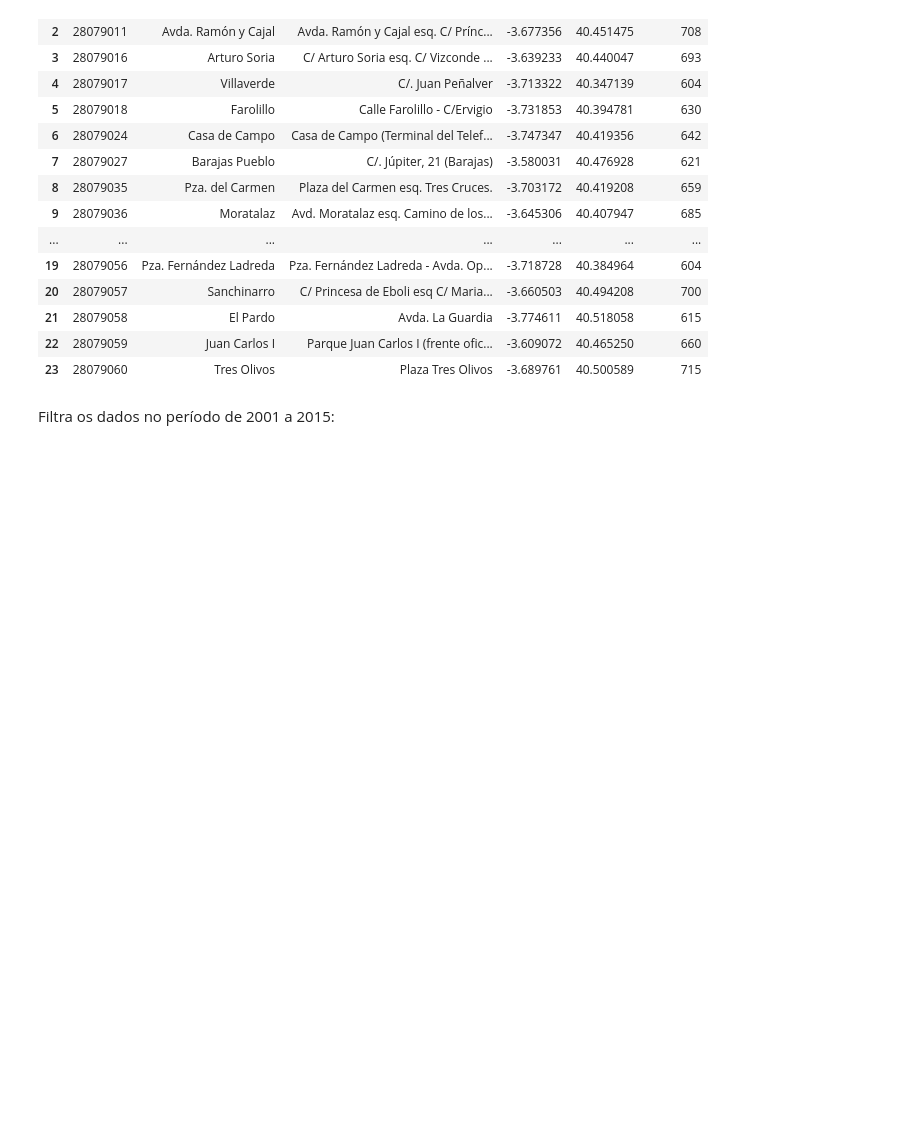
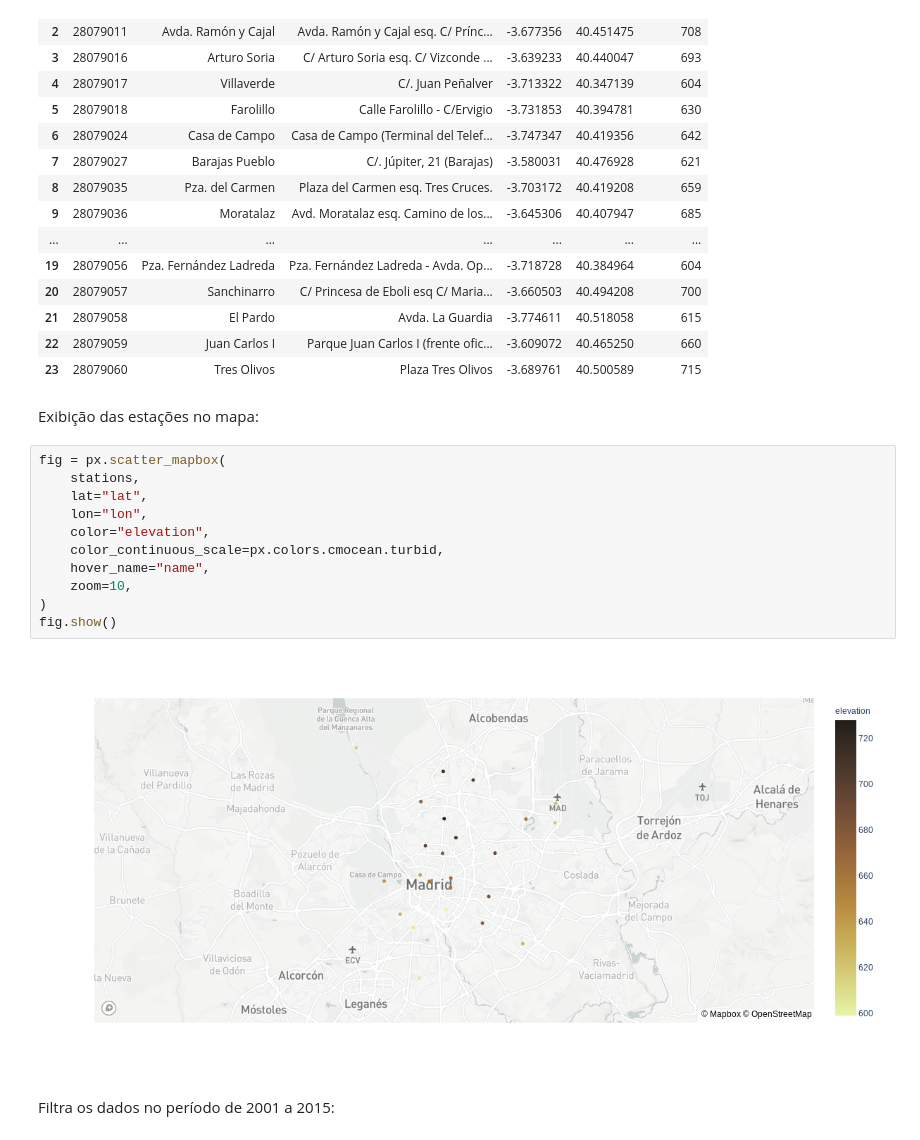
Before and after one commit to patricksferraz/aqw-madrid-data-analysis, a Jupyter notebook: analytics.ipynb, the cells around one changed output. Saved outputs shown, nothing was run; the diff lists cells and outputs as text; blank space fills up the shorter version.

Commit message:
feat(analysis): adds stations map

```diff
--- a/analytics.ipynb
+++ b/analytics.ipynb
@@ -401,6 +401,21 @@ stations
 | 21 | 28079058 | El Pardo | Avda. La Guardia | -3.774611 | 40.518058 | 615 |
 | 22 | 28079059 | Juan Carlos I | Parque Juan Carlos I (frente ofic... | -3.609072 | 40.465250 | 660 |
 | 23 | 28079060 | Tres Olivos | Plaza Tres Olivos | -3.689761 | 40.500589 | 715 |
+# %% [markdown]
+Exibição das estações no mapa:
+# %%
+fig = px.scatter_mapbox(
+    stations,
+    lat="lat",
+    lon="lon",
+    color="elevation",
+    color_continuous_scale=px.colors.cmocean.turbid,
+    hover_name="name",
+    zoom=10,
+)
+fig.show()
+# %% [output]
+[figure, added]
 # %% [markdown]
 Filtra os dados no período de 2001 a 2015:
 # %%
```
